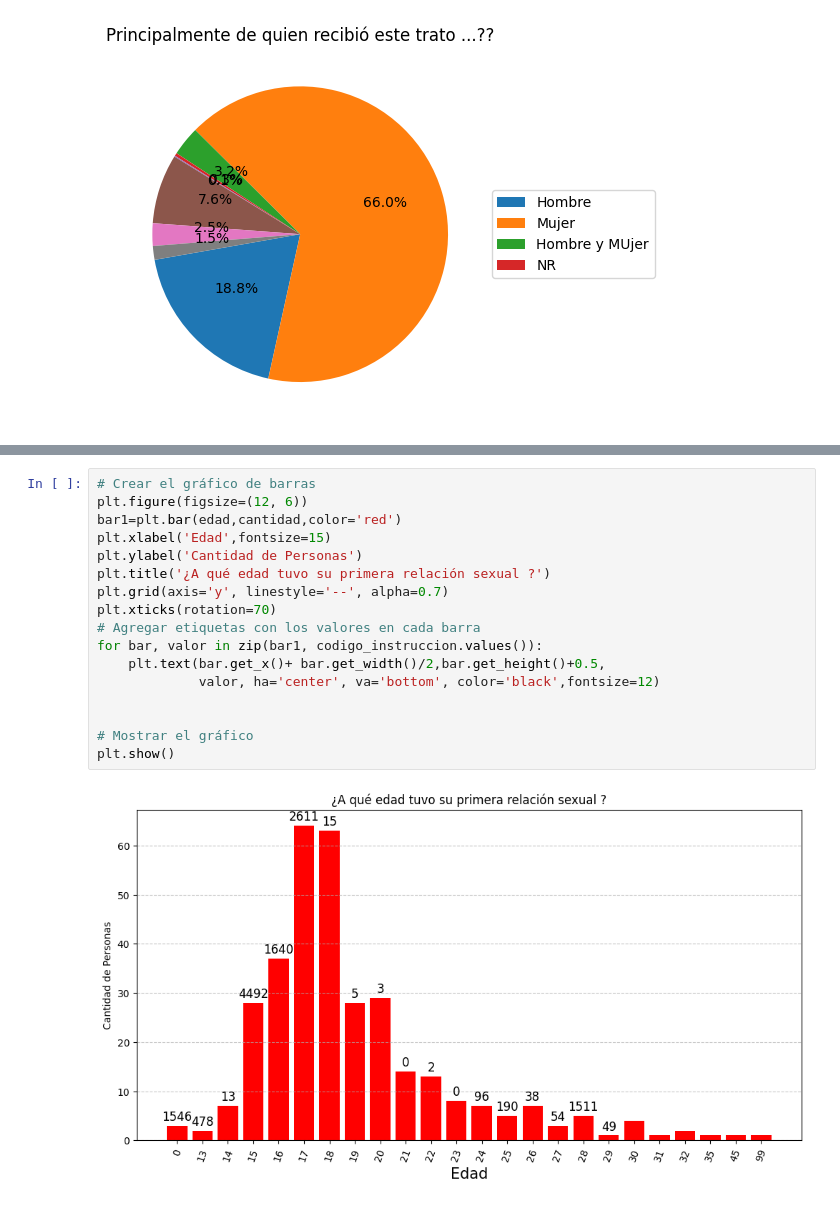
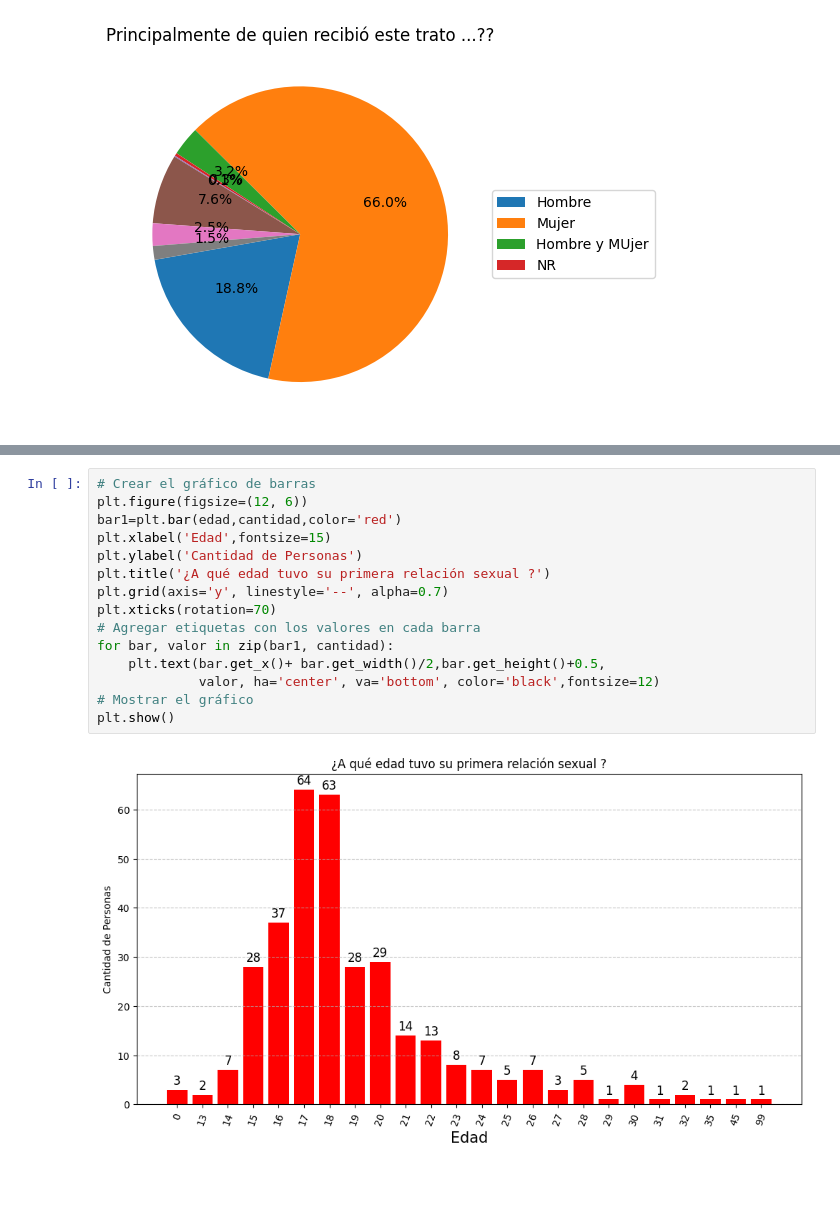
Before and after one commit to oayala65/SITUACION_DE_MUJERES_2024, a Jupyter notebook: situacion_mujeres_ensimup_2024.ipynb, the cells around one changed output, grey strips where cells are left out. Drawn from its saved outputs; the diff is of its cells as text.

```diff
--- a/situacion_mujeres_ensimup_2024.ipynb
+++ b/situacion_mujeres_ensimup_2024.ipynb
@@ -553,19 +535,17 @@ first
 # %%
 # Crear el gráfico de barras
 plt.figure(figsize=(12, 6))
 bar1=plt.bar(edad,cantidad,color='red')
 plt.xlabel('Edad',fontsize=15)
 plt.ylabel('Cantidad de Personas')
 plt.title('¿A qué edad tuvo su primera relación sexual ?')
 plt.grid(axis='y', linestyle='--', alpha=0.7)
 plt.xticks(rotation=70)
 # Agregar etiquetas con los valores en cada barra
-for bar, valor in zip(bar1, codigo_instruccion.values()):
+for bar, valor in zip(bar1, cantidad):
     plt.text(bar.get_x()+ bar.get_width()/2,bar.get_height()+0.5,
              valor, ha='center', va='bottom', color='black',fontsize=12)
-
-
 # Mostrar el gráfico
 plt.show()
 # %% [output]
-[figure, old version]
+[figure, new version]
```
Also changed, not shown: parts of 15 cells of this notebook.
